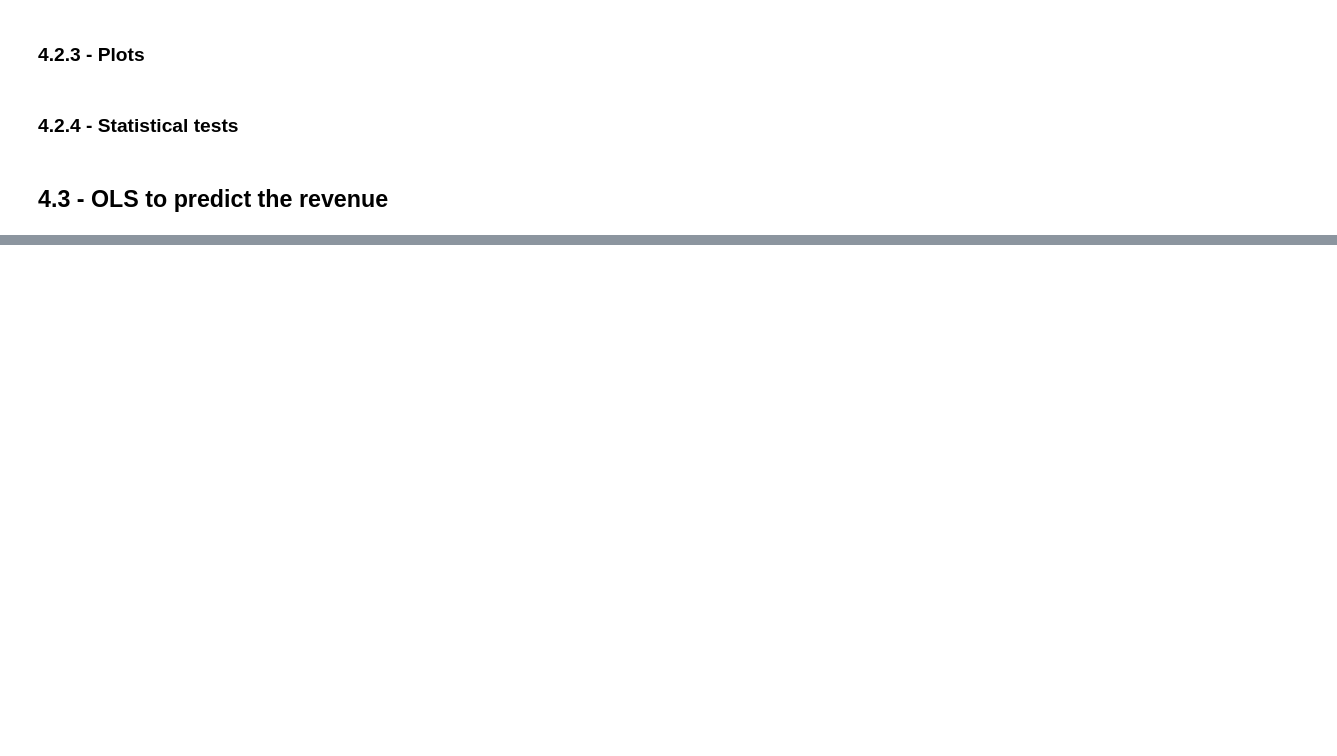
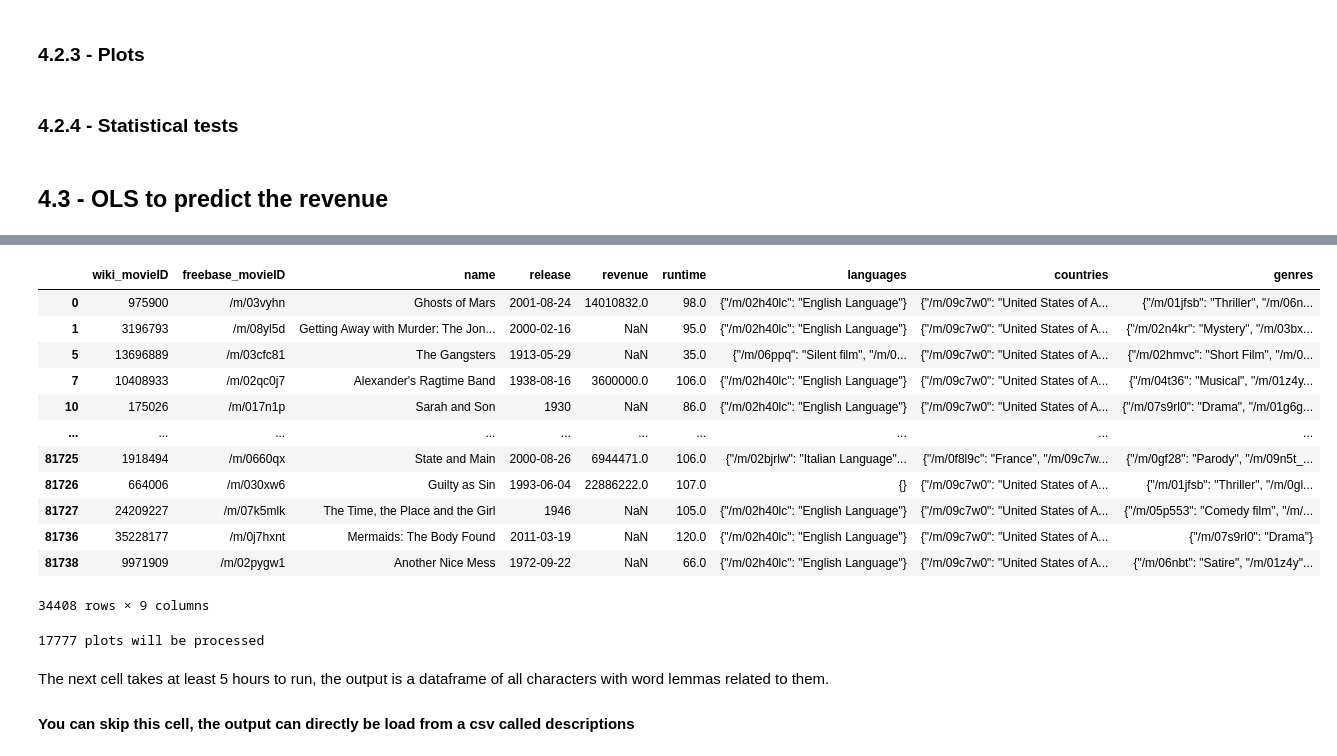
Before and after one commit to epfl-ada/ada-2022-project-xxdatasiencesxx, a Jupyter notebook: MILESTONE_3.ipynb, the cells around one changed output, grey strips where cells are left out. Cells and saved outputs as stored; diff of their text form; code cells hidden in the pictures; blank space fills up the shorter version.

```diff
--- a/MILESTONE_3.ipynb
+++ b/MILESTONE_3.ipynb
@@ -910,0 +981,36 @@ results.summary()
+# %%
+movies_usa
+# %% [output]
+|  | wiki_movieID | freebase_movieID | name | release | revenue | runtime | languages | countries | genres |
+| 0 | 975900 | /m/03vyhn | Ghosts of Mars | 2001-08-24 | 14010832.0 | 98.0 | {"/m/02h40lc": "English Language"} | {"/m/09c7w0": "United States of A... | {"/m/01jfsb": "Thriller", "/m/06n... |
+| 1 | 3196793 | /m/08yl5d | Getting Away with Murder: The Jon... | 2000-02-16 | NaN | 95.0 | {"/m/02h40lc": "English Language"} | {"/m/09c7w0": "United States of A... | {"/m/02n4kr": "Mystery", "/m/03bx... |
+| 5 | 13696889 | /m/03cfc81 | The Gangsters | 1913-05-29 | NaN | 35.0 | {"/m/06ppq": "Silent film", "/m/0... | {"/m/09c7w0": "United States of A... | {"/m/02hmvc": "Short Film", "/m/0... |
+| 7 | 10408933 | /m/02qc0j7 | Alexander's Ragtime Band | 1938-08-16 | 3600000.0 | 106.0 | {"/m/02h40lc": "English Language"} | {"/m/09c7w0": "United States of A... | {"/m/04t36": "Musical", "/m/01z4y... |
+| 10 | 175026 | /m/017n1p | Sarah and Son | 1930 | NaN | 86.0 | {"/m/02h40lc": "English Language"} | {"/m/09c7w0": "United States of A... | {"/m/07s9rl0": "Drama", "/m/01g6g... |
+| ... | ... | ... | ... | ... | ... | ... | ... | ... | ... |
+| 81725 | 1918494 | /m/0660qx | State and Main | 2000-08-26 | 6944471.0 | 106.0 | {"/m/02bjrlw": "Italian Language"... | {"/m/0f8l9c": "France", "/m/09c7w... | {"/m/0gf28": "Parody", "/m/09n5t_... |
+| 81726 | 664006 | /m/030xw6 | Guilty as Sin | 1993-06-04 | 22886222.0 | 107.0 | {} | {"/m/09c7w0": "United States of A... | {"/m/01jfsb": "Thriller", "/m/0gl... |
+| 81727 | 24209227 | /m/07k5mlk | The Time, the Place and the Girl | 1946 | NaN | 105.0 | {"/m/02h40lc": "English Language"} | {"/m/09c7w0": "United States of A... | {"/m/05p553": "Comedy film", "/m/... |
+| 81736 | 35228177 | /m/0j7hxnt | Mermaids: The Body Found | 2011-03-19 | NaN | 120.0 | {"/m/02h40lc": "English Language"} | {"/m/09c7w0": "United States of A... | {"/m/07s9rl0": "Drama"} |
+| 81738 | 9971909 | /m/02pygw1 | Another Nice Mess | 1972-09-22 | NaN | 66.0 | {"/m/02h40lc": "English Language"} | {"/m/09c7w0": "United States of A... | {"/m/06nbt": "Satire", "/m/01z4y"... |
+34408 rows × 9 columns
+# %%
+# Extract american movies
+
+#Get all wiki_ids with processed NLP
+wikid_nlp=[int(os.path.basename(x)[0:-7]) for x in glob.glob('../corenlp_plot_summaries/*.xml.gz')]
+
+#Get wikid_id intersection of american movies and movies with NLP processed plot
+wikid_usa=set(movies_usa['wiki_movieID'].values) & set(wikid_nlp)
+
+#Remove movies without plots and not american
+wikid_remove=set(wikid_nlp)-wikid_usa
+_=[os.remove('../corenlp_plot_summaries/'+str(wiki)+'.xml.gz') for wiki in wikid_remove]
+
+len_nlp=len(os.listdir('../corenlp_plot_summaries/'))
+print(f'{len_nlp} plots will be processed')
+# %% [output]
+17777 plots will be processed
+# %% [markdown]
+The next cell takes at least 5 hours to run, the output is a dataframe of all characters with word lemmas related to them.
+#### You can skip this cell, the output can directly be load from a csv called descriptions
```
Also changed, not shown: parts of 37 cells of this notebook.
